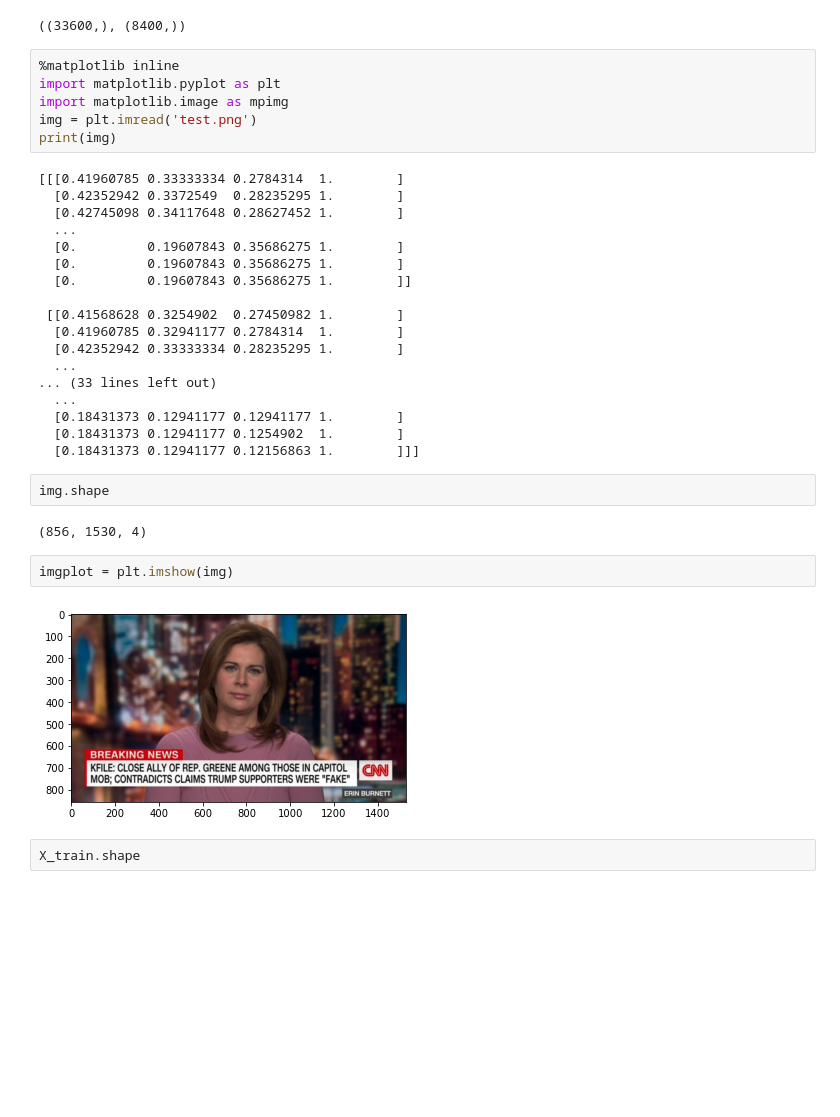
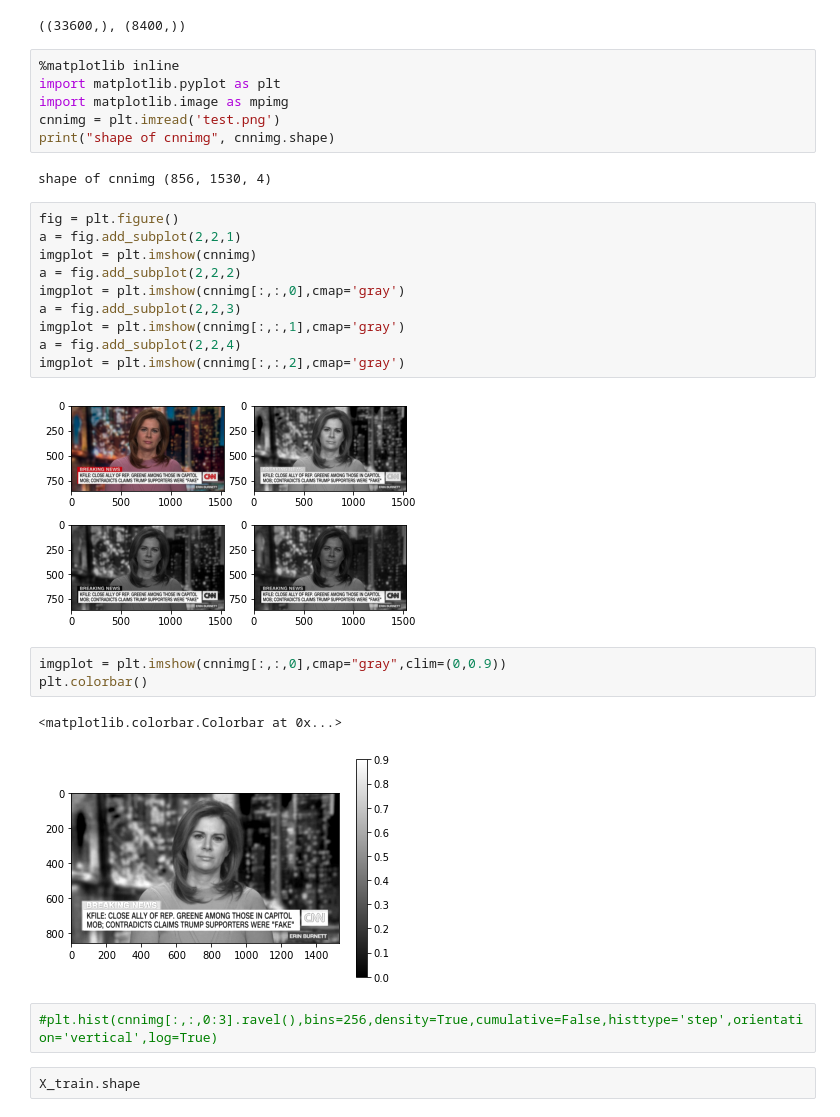
Before and after one commit to cktears/kaggle_digit-recognizer, a Jupyter notebook: digit-recognizer.ipynb, the cells around one changed output. Drawn from its saved outputs; the diff is of its cells as text; blank space fills up the shorter version.

Commit message:
add_subplot

```diff
--- a/digit-recognizer.ipynb
+++ b/digit-recognizer.ipynb
@@ -62,34 +62,30 @@ train_index.shape, test_index.shape
 %matplotlib inline
 import matplotlib.pyplot as plt
 import matplotlib.image as mpimg
-img = plt.imread('test.png')
-print(img)
+cnnimg = plt.imread('test.png')
+print("shape of cnnimg", cnnimg.shape)
 # %% [output]
-[[[0.41960785 0.33333334 0.2784314  1.        ]
-  [0.42352942 0.3372549  0.28235295 1.        ]
-  [0.42745098 0.34117648 0.28627452 1.        ]
-  ...
-  [0.         0.19607843 0.35686275 1.        ]
-  [0.         0.19607843 0.35686275 1.        ]
-  [0.         0.19607843 0.35686275 1.        ]]
-
- [[0.41568628 0.3254902  0.27450982 1.        ]
-  [0.41960785 0.32941177 0.2784314  1.        ]
-  [0.42352942 0.33333334 0.28235295 1.        ]
-  ...
-... (33 lines left out)
-  ...
-  [0.18431373 0.12941177 0.12941177 1.        ]
-  [0.18431373 0.12941177 0.1254902  1.        ]
-  [0.18431373 0.12941177 0.12156863 1.        ]]]
+shape of cnnimg (856, 1530, 4)
-# %%
-img.shape
-# %% [output]
-(856, 1530, 4)
-# %%
-imgplot = plt.imshow(img)
-# %% [output]
-[figure, removed]
+# %%
+fig = plt.figure()
+a = fig.add_subplot(2,2,1)
+imgplot = plt.imshow(cnnimg)
+a = fig.add_subplot(2,2,2)
+imgplot = plt.imshow(cnnimg[:,:,0],cmap='gray')
+a = fig.add_subplot(2,2,3)
+imgplot = plt.imshow(cnnimg[:,:,1],cmap='gray')
+a = fig.add_subplot(2,2,4)
+imgplot = plt.imshow(cnnimg[:,:,2],cmap='gray')
+# %% [output]
+[figure, added]
+# %%
+imgplot = plt.imshow(cnnimg[:,:,0],cmap="gray",clim=(0,0.9))
+plt.colorbar()
+# %% [output]
+<matplotlib.colorbar.Colorbar at 0x...>
+[figure, added]
+# %%
+#plt.hist(cnnimg[:,:,0:3].ravel(),bins=256,density=True,cumulative=False,histtype='step',orientation='vertical',log=True)
 # %%
 X_train.shape
 # %% [output]
```
Also changed, not shown: parts of 2 cells of this notebook.
